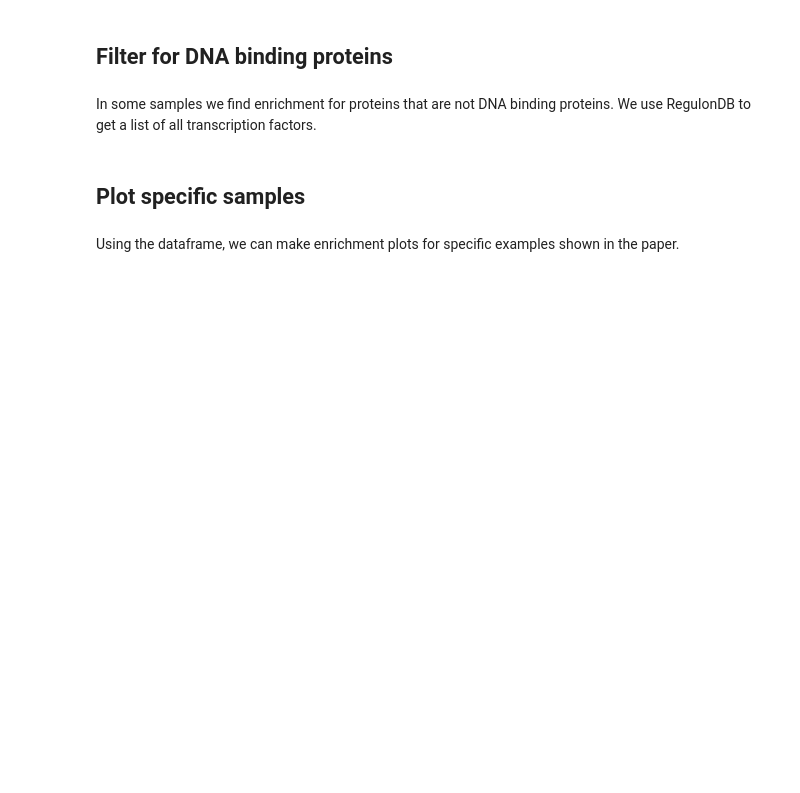
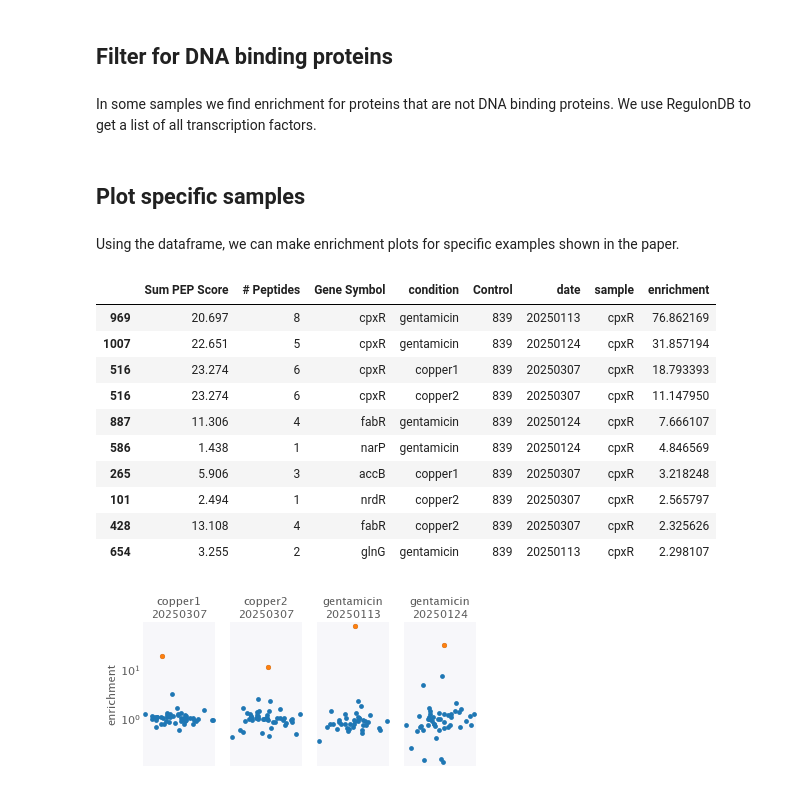
Before and after one commit to RPGroup-PBoC/reg-seq_env, a Jupyter notebook: code/processing/mass-spec/parsing_mass_spec.ipynb, the cells around one changed output. Saved outputs shown, nothing was run; the diff lists cells and outputs as text; code cells hidden in the pictures; blank space fills up the shorter version.

```diff
--- a/code/processing/mass-spec/parsing_mass_spec.ipynb
+++ b/code/processing/mass-spec/parsing_mass_spec.ipynb
@@ -24,7 +24,7 @@ def parse_mass_spec(file, sample_dict, gc_dict):
         df = pd.read_excel(file)
 
     # get date of experiment
-    date = file.split('/')[4].split('_')[0]
+    date = file.split('/')[5].split('_')[0]
 
     # Get column headers
     cols = [x for x in df.columns if np.any([y == x[:3] for y in sample_dict.keys()])]
@@ -779,7 +1285,7 @@ df_TF = pd.DataFrame({"name": name_list, 'synonyms':syn_list, 'type': type_list}
 # %% [markdown]
 Using the dataframe, we can make enrichment plots for specific examples shown in the paper.
 # %%
-def plot_mass_spec(df, sample, filter_binding_proteins=False, highlighted_genes=[], filter_control=None):
+def plot_mass_spec(df, sample, filter_binding_proteins=False, highlighted_genes=[], filter_control=None, yscale="log", sharey=True):
 
     df_filtered = df[df['sample'] == sample]
 
@@ -793,15 +1299,19 @@ def plot_mass_spec(df, sample, filter_binding_proteins=False, highlighted_genes=
         df_filtered = df_filtered[df_filtered['Gene Symbol'].str.lower().isin(binding_names)]
 
     if filter_control != None:
-        df_filtered = df_filtered[df_filtered['Control'] == filter_control]
+        if type(filter_control) == str:
+            df_filtered = df_filtered[df_filtered['Control'] == filter_control]
+        elif type(filter_control) == list:
+            df_filtered = df_filtered[[y in filter_control for y in df_filtered['Control']]]
 
 
     gdf = df_filtered.groupby(['condition', 'date'])
     n_conditions = len(gdf)
 
-    fig, ax = plt.subplots(1, n_conditions, figsize=(1*n_conditions, 2), sharey=True)
-    if n_conditions == 1:
-        ax = [ax]
+    fig, ax_arr = plt.subplots(n_conditions//6 + 1, np.minimum(n_conditions, 6), figsize=(np.minimum(n_conditions, 6), 2 * (n_conditions//6 + 1)), sharey=sharey)
+    ax = np.ravel(ax_arr)
+    #if n_conditions == 1:
+        #ax = [ax]
 
     for i, ((condition, date), _df) in enumerate(gdf):
         x = np.random.randn(len(_df['enrichment']))
@@ -809,13 +1319,15 @@ def plot_mass_spec(df, sample, filter_binding_proteins=False, highlighted_genes=
         for gene in highlighted_genes:
             ind = np.where(_df['Gene Symbol'] == gene)
             ax[i].scatter(x[ind], _df['enrichment'].values[ind], s=12)
-        ax[i].set_yscale('log')
+        ax[i].set_yscale(yscale)
         ax[i].set_title(condition+'\n'+date)
-        ax[i].set_xticks([])
+
         ax[i].grid(True)
+        ax[i].set_ylabel("enrichment")
 
-
-    ax[0].set_ylabel("enrichment")
+    for _ax in ax.flat:
+        _ax.set_xticks([])
+        _ax.label_outer()
     plt.tight_layout()
 
 
@@ -1086,0 +1335,16 @@ fig.savefig("yadI_CRP_tomtom.pdf")
+# %%
+fig, ax, df = plot_mass_spec(df_combined, 'cpxR', filter_binding_proteins=True, highlighted_genes=['cpxR'], filter_control='839')
+df.head(10)
+# %% [output]
+|  | Sum PEP Score | # Peptides | Gene Symbol | condition | Control | date | sample | enrichment |
+| 969 | 20.697 | 8 | cpxR | gentamicin | 839 | 20250113 | cpxR | 76.862169 |
+| 1007 | 22.651 | 5 | cpxR | gentamicin | 839 | 20250124 | cpxR | 31.857194 |
+| 516 | 23.274 | 6 | cpxR | copper1 | 839 | 20250307 | cpxR | 18.793393 |
+| 516 | 23.274 | 6 | cpxR | copper2 | 839 | 20250307 | cpxR | 11.147950 |
+| 887 | 11.306 | 4 | fabR | gentamicin | 839 | 20250124 | cpxR | 7.666107 |
+| 586 | 1.438 | 1 | narP | gentamicin | 839 | 20250124 | cpxR | 4.846569 |
+| 265 | 5.906 | 3 | accB | copper1 | 839 | 20250307 | cpxR | 3.218248 |
+| 101 | 2.494 | 1 | nrdR | copper2 | 839 | 20250307 | cpxR | 2.565797 |
+| 428 | 13.108 | 4 | fabR | copper2 | 839 | 20250307 | cpxR | 2.325626 |
+| 654 | 3.255 | 2 | glnG | gentamicin | 839 | 20250113 | cpxR | 2.298107 |
+[figure, added]
```
Also changed, not shown: parts of 93 cells of this notebook, 11 other files.
